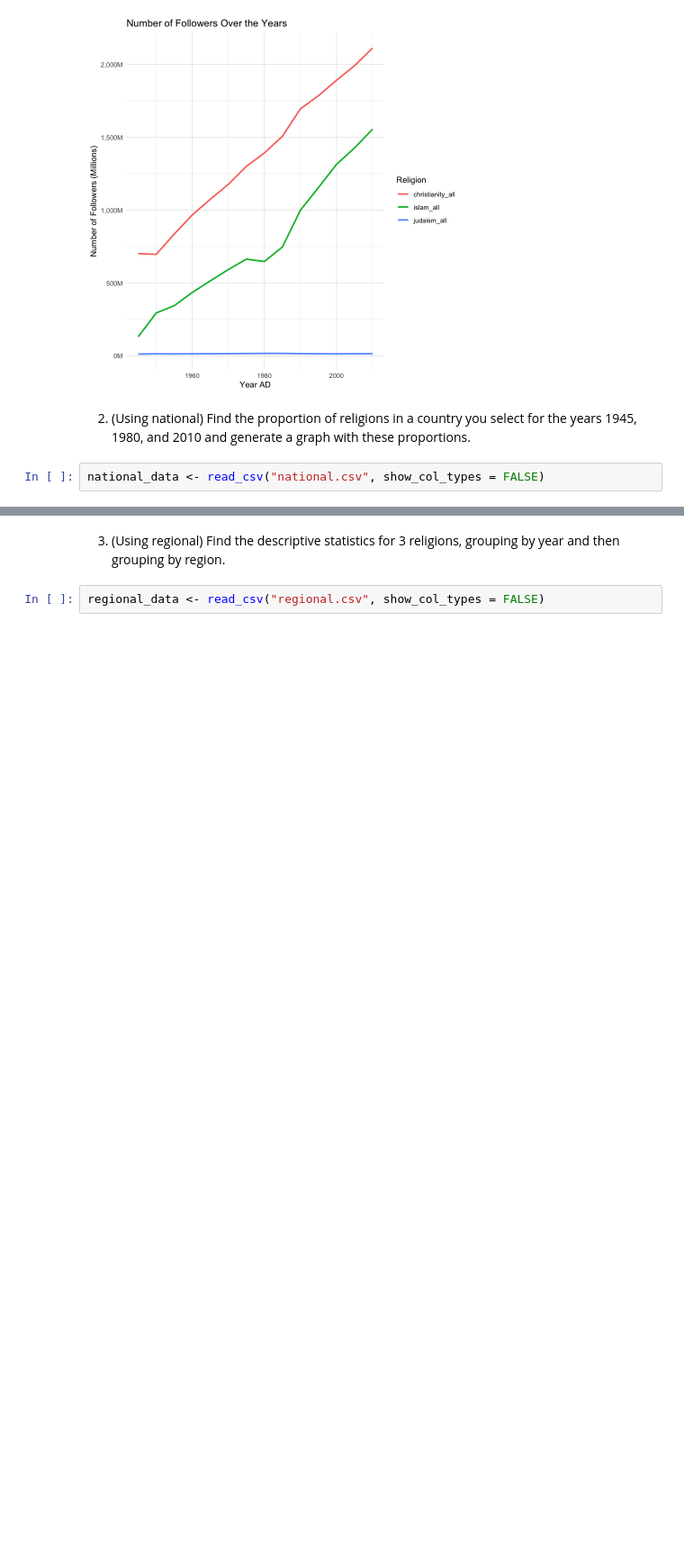
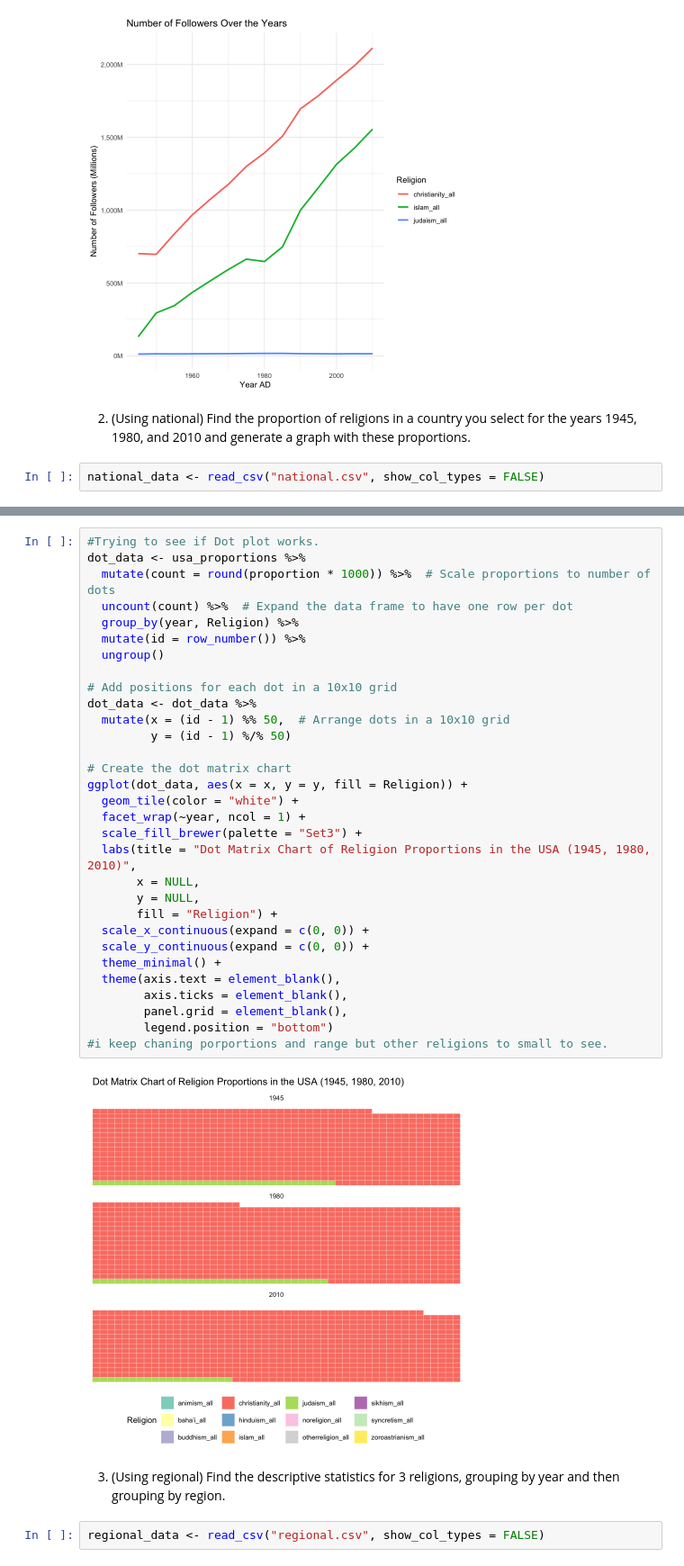
Before and after one commit to mencinas93/RonReligion, a Jupyter notebook: Michael_Encinas.ipynb, the cells around one changed output, grey strips where cells are left out. Shown at 90% size. Saved outputs shown, nothing was run; the diff lists cells and outputs as text; blank space fills up the shorter version.

```diff
--- a/Michael_Encinas.ipynb
+++ b/Michael_Encinas.ipynb
@@ -159,3 +182,36 @@ print(pie_chart_USA)
+# %%
+#Trying to see if Dot plot works.
+dot_data <- usa_proportions %>%
+  mutate(count = round(proportion * 1000)) %>%  # Scale proportions to number of dots
+  uncount(count) %>%  # Expand the data frame to have one row per dot
+  group_by(year, Religion) %>%
+  mutate(id = row_number()) %>%
+  ungroup()
+
+# Add positions for each dot in a 10x10 grid
+dot_data <- dot_data %>%
+  mutate(x = (id - 1) %% 50,  # Arrange dots in a 10x10 grid
+         y = (id - 1) %/% 50)
+
+# Create the dot matrix chart
+ggplot(dot_data, aes(x = x, y = y, fill = Religion)) +
+  geom_tile(color = "white") +
+  facet_wrap(~year, ncol = 1) +
+  scale_fill_brewer(palette = "Set3") +
+  labs(title = "Dot Matrix Chart of Religion Proportions in the USA (1945, 1980, 2010)",
+       x = NULL,
+       y = NULL,
+       fill = "Religion") +
+  scale_x_continuous(expand = c(0, 0)) +
+  scale_y_continuous(expand = c(0, 0)) +
+  theme_minimal() +
+  theme(axis.text = element_blank(),
+        axis.ticks = element_blank(),
+        panel.grid = element_blank(),
+        legend.position = "bottom")
+#i keep chaning porportions and range but other religions to small to see.
+# %% [output]
+[figure, added]
 # %% [markdown]
 3. (Using regional) Find the descriptive statistics for 3 religions, grouping by year and then grouping by region.
 # %%
```
Also changed, not shown: parts of 18 cells of this notebook.
